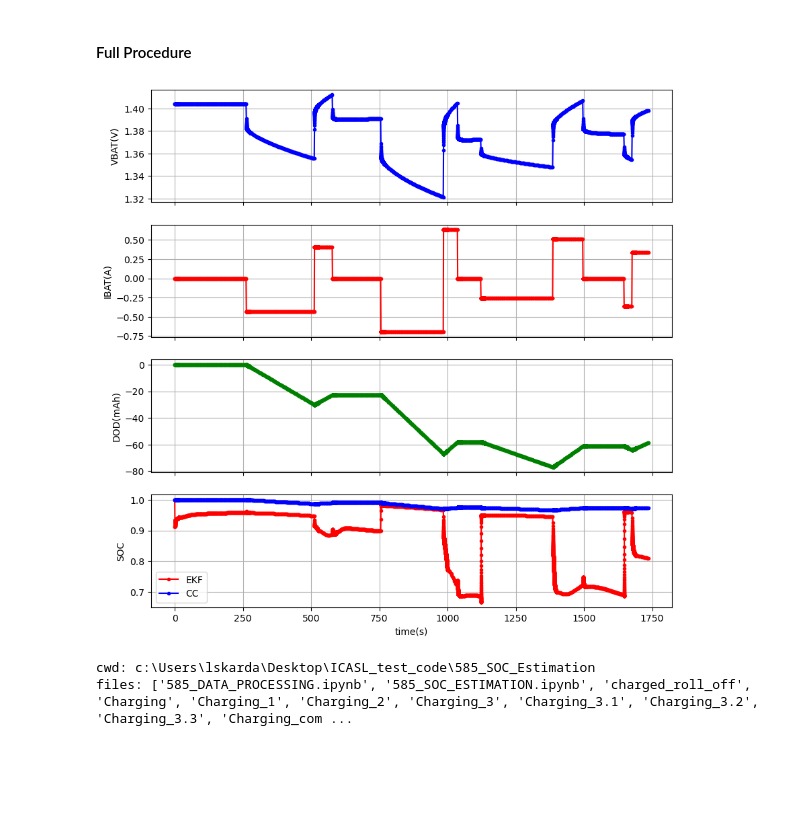
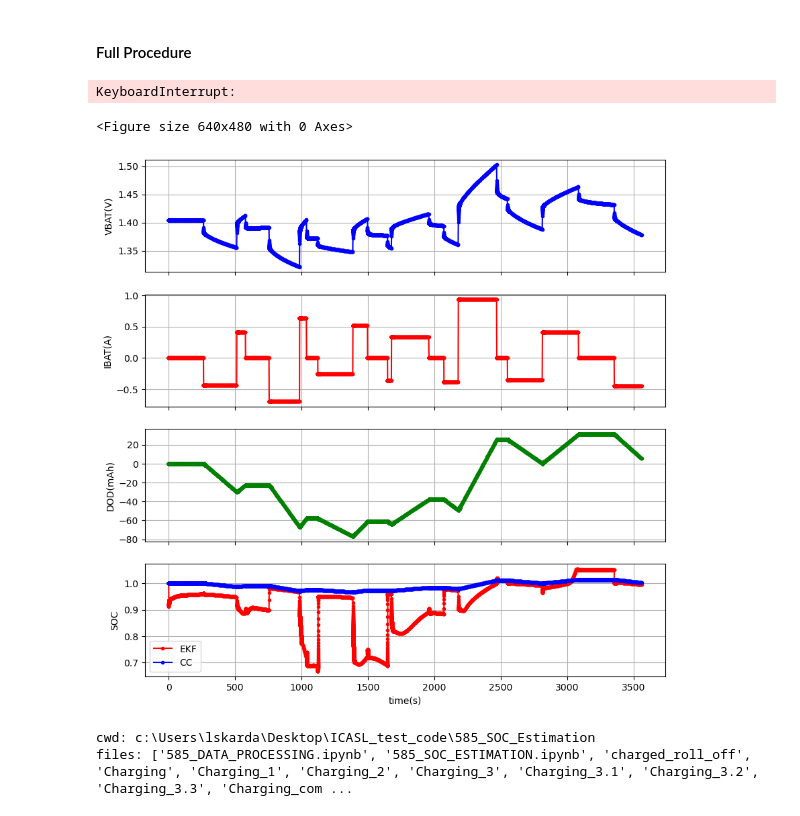
Before and after one commit to Triangleman1/ICASL_test_code, a Jupyter notebook: 585_SOC_Estimation/585_SOC_ESTIMATION.ipynb, the cells around one changed output. Saved outputs shown, nothing was run; the diff lists cells and outputs as text; code cells hidden in the pictures; blank space fills up the shorter version.

```diff
--- a/585_SOC_Estimation/585_SOC_ESTIMATION.ipynb
+++ b/585_SOC_Estimation/585_SOC_ESTIMATION.ipynb
@@ -150,7 +150,7 @@ def update_lines():
 def test_rest():
     test_time_start=times[-1]
     test_time_fast=15
-    test_time=60*random.uniform(.25, 5)
+    test_time=60*random.uniform(1, 4)
     test_time_current=times[-1]-test_time_start
     SM.write("VOLT:NPLC .1")
     SM.write("SOUR:CURR:LEV 0")
@@ -171,7 +171,7 @@ def test_rest():
 def test_charge(current):
     test_time_start=times[-1]
     test_time_fast=15
-    test_time=60*random.uniform(.25, 5)
+    test_time=60*random.uniform(1, 5)
     test_time_current=times[-1]-test_time_start
     SM.write("VOLT:NPLC .1")
     SM.write("SOUR:CURR:LEV "+ str(current))
@@ -191,7 +191,7 @@ def test_charge(current):
 def test_discharge(current):
     test_time_start=times[-1]
     test_time_fast=15
-    test_time=60*random.uniform(.25, 5)
+    test_time=60*random.uniform(3, 10)
     test_time_current=times[-1]-test_time_start
     SM.write("VOLT:NPLC .1")
     SM.write("SOUR:CURR:LEV "+ str(current))
@@ -245,7 +245,7 @@ rest_duration=0
 SM.write("VOLT:NPLC 1")
 SOC_Initial=1
 Total_Capacity=2300
-save_dir = "SOC_TEST"
+save_dir = "SOC_TEST_2"
 os.makedirs(save_dir, exist_ok=True)
 current_level = 1
 IBAT=[]
@@ -293,36 +293,39 @@ dt = .1
 ekf.initialize_soc(VBAT[-1], df_charge["SOC"].values, df_charge["OCV"].values)
 estimated_soc.append(SOC_Initial)
 update_lines()
 
 while VBAT[-1] > .8 and VBAT[-1] < 1.53:
     #checkpoint=len(times)
     test_rest()
-    test_discharge(-1 * random.uniform(.25, 1))
-    test_charge(1 * random.uniform(.25, 1))
+    test_discharge(-1 * random.uniform(.5, 1))
+    test_rest()
+    test_charge(1 * random.uniform(.25, .75))
     # df = pd.DataFrame({'times': times[checkpoint:], 'voltage': VBAT[checkpoint:],
     #                    'current': IBAT[checkpoint:], 'SOC':SOC[checkpoint:],
     #                     'DOD':DOD[checkpoint:], 'state':State[checkpoint:]})
 
     # df.to_csv(os.path.join(save_dir, f'SOC={SOC[checkpoint]}.csv'), index=False)
 
     df = pd.DataFrame({'times': times, 'voltage': VBAT, 'current': IBAT, 'SOC':SOC, 'DOD':DOD, 'state':State})
     df.to_csv(os.path.join(save_dir, f'complete.csv'), index=False)
     if times[-1]>16*3600:
         break
 checkpoint=len(times)
 test_rest()
 df = pd.DataFrame({'times': times[checkpoint:], 'voltage': VBAT[checkpoint:],
                     'current': IBAT[checkpoint:], 'SOC':SOC[checkpoint:],
                     'DOD':DOD[checkpoint:], 'state':State[checkpoint:]})
 
 df.to_csv(os.path.join(save_dir, f'SOC={SOC[checkpoint]}.csv'), index=False)
 
 df = pd.DataFrame({'times': times, 'voltage': VBAT, 'current': IBAT, 'SOC':SOC, 'DOD':DOD, 'state':State})
 df.to_csv(os.path.join(save_dir, f'complete.csv'), index=False)
 
 SM.write("OUTP:STAT 0")
 # %% [output]
+KeyboardInterrupt:
+<Figure size 640x480 with 0 Axes>
-[figure, old version]
+[figure, new version]
 # %%
 print("cwd:", os.getcwd())
 print("files:", os.listdir())
```
Also changed, not shown: 2 other files.
